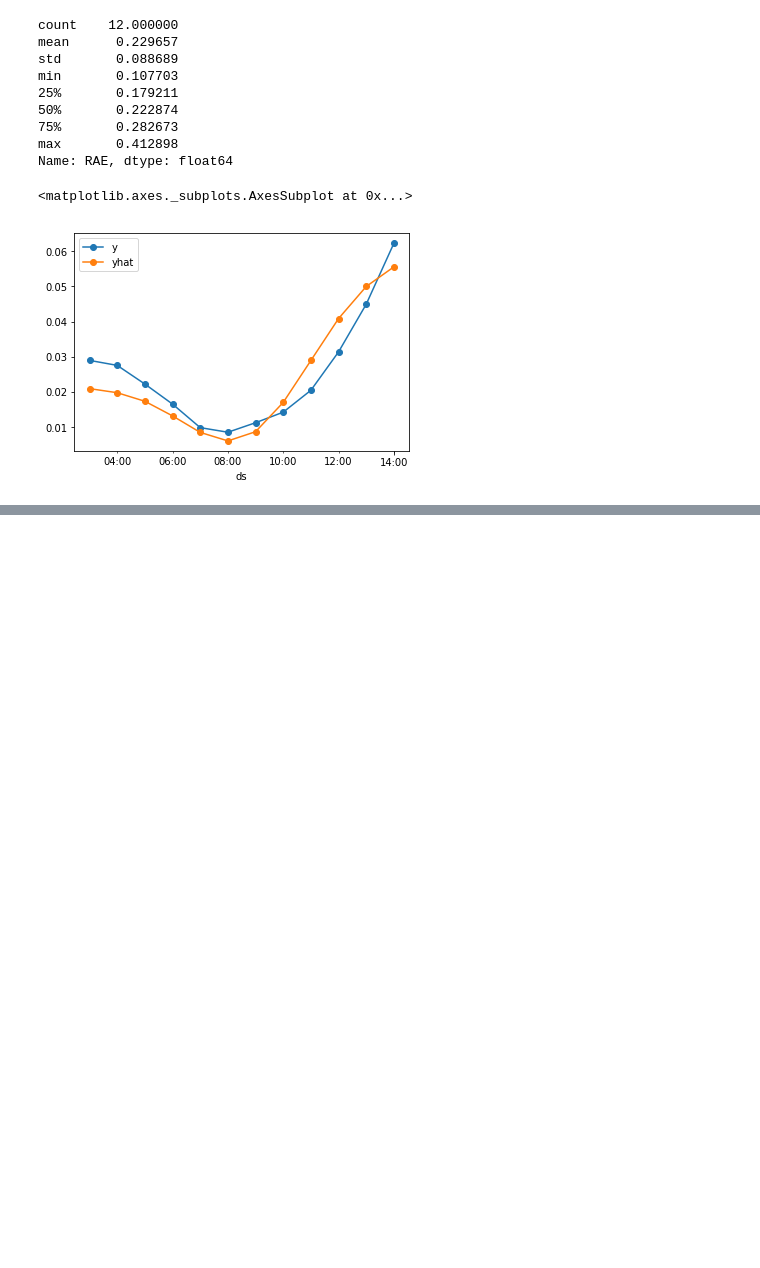
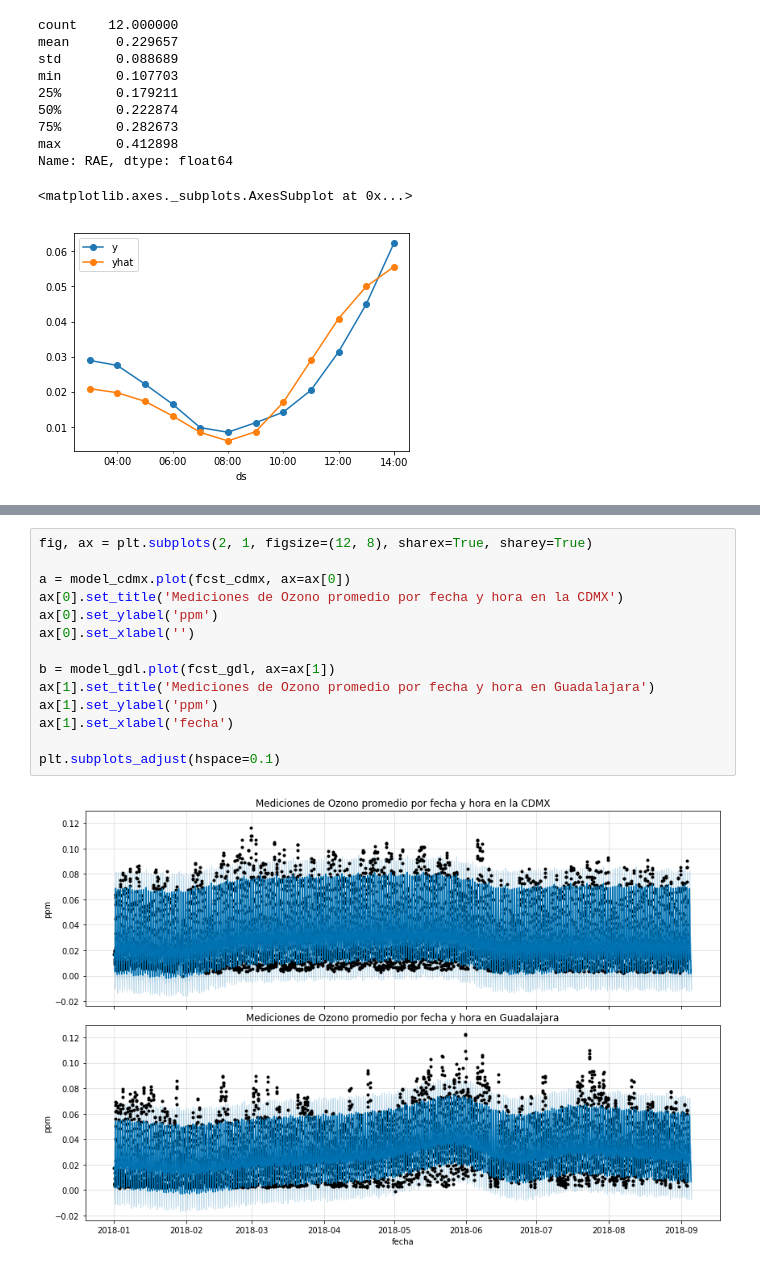
Before and after one commit to mxabierto/calidad-del-aire, a Jupyter notebook: notebooks/0.11_prediccion_ozono_CDMX_GDL.ipynb, the cells around one changed output, grey strips where cells are left out. Drawn from its saved outputs; the diff is of its cells as text; blank space fills up the shorter version.

```diff
--- a/notebooks/0.11_prediccion_ozono_CDMX_GDL.ipynb
+++ b/notebooks/0.11_prediccion_ozono_CDMX_GDL.ipynb
@@ -317,0 +344,16 @@ fig = m.plot_components(fcst)
+# %%
+fig, ax = plt.subplots(2, 1, figsize=(12, 8), sharex=True, sharey=True)
+
+a = model_cdmx.plot(fcst_cdmx, ax=ax[0])
+ax[0].set_title('Mediciones de Ozono promedio por fecha y hora en la CDMX')
+ax[0].set_ylabel('ppm')
+ax[0].set_xlabel('')
+
+b = model_gdl.plot(fcst_gdl, ax=ax[1])
+ax[1].set_title('Mediciones de Ozono promedio por fecha y hora en Guadalajara')
+ax[1].set_ylabel('ppm')
+ax[1].set_xlabel('fecha')
+
+plt.subplots_adjust(hspace=0.1)
+# %% [output]
+[figure, added]
```
Also changed, not shown: parts of 9 cells of this notebook, 1 other file.
